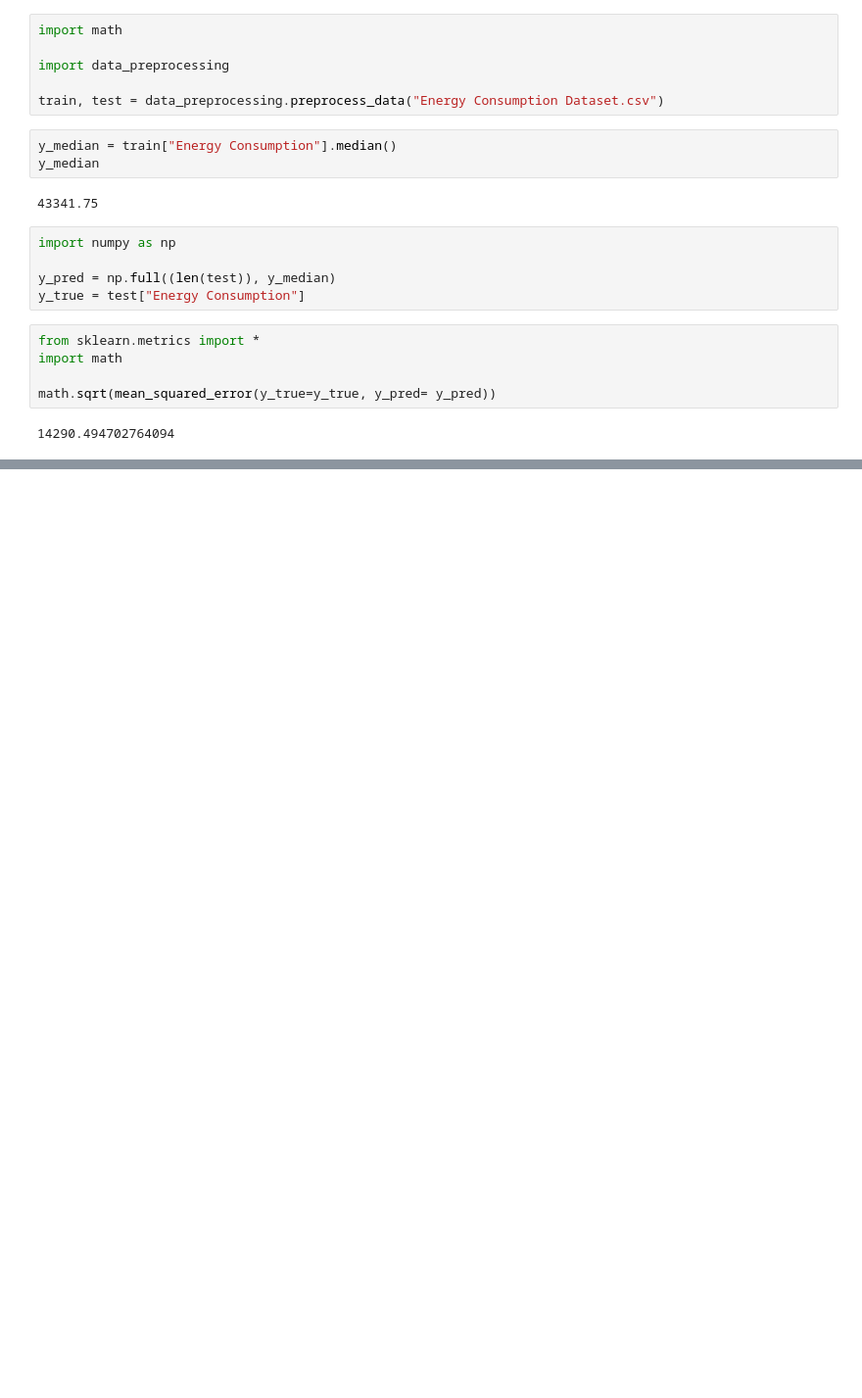
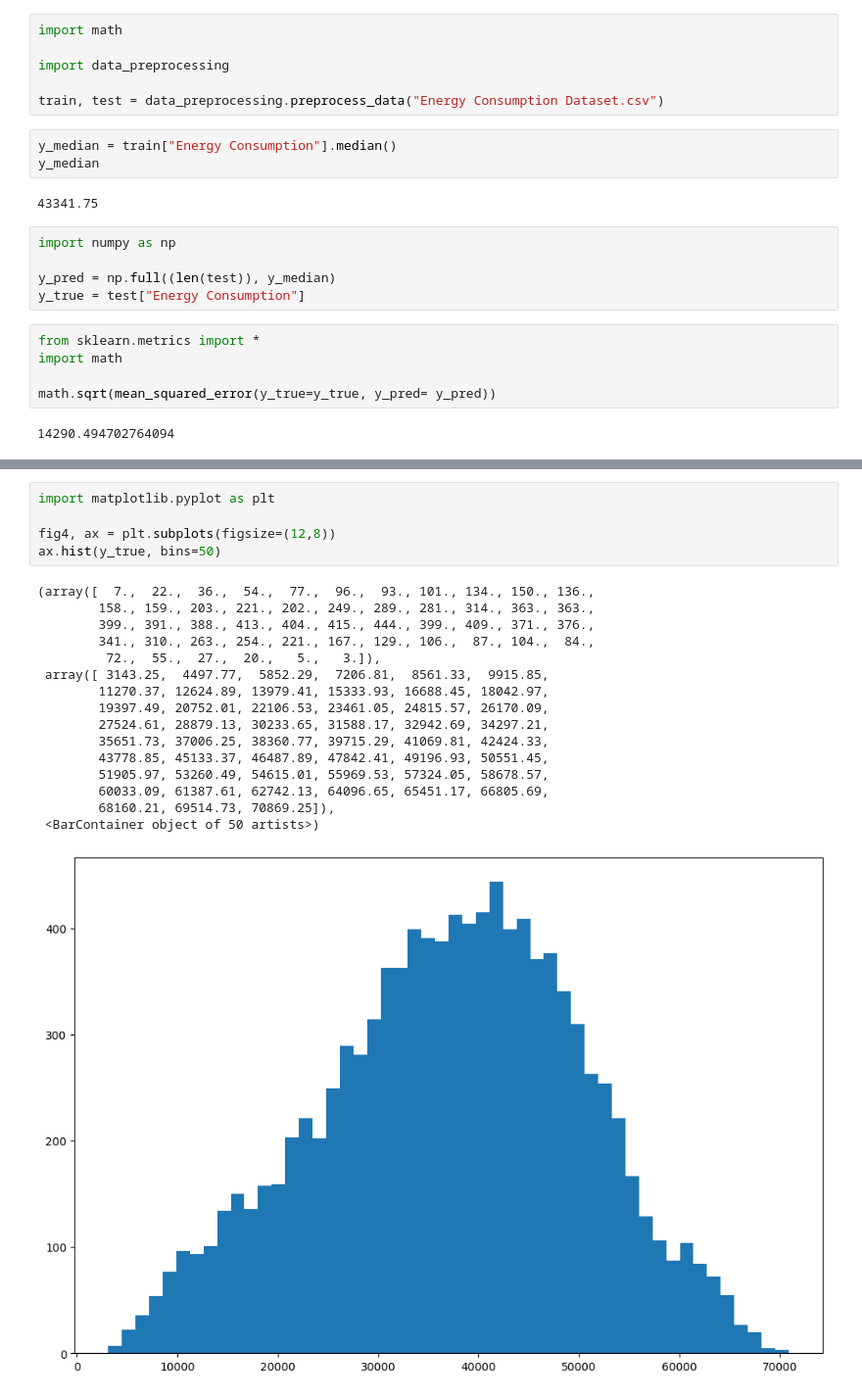
Before and after one commit to maxlautenbach/data-quadrat, a Jupyter notebook: Baseline.ipynb, the cells around one changed output, grey strips where cells are left out. Shown at 98% size. Drawn from its saved outputs; the diff is of its cells as text; blank space fills up the shorter version.

```diff
--- a/Baseline.ipynb
+++ b/Baseline.ipynb
@@ -45,0 +58,22 @@ Text(0, 0.5, 'Total difference between true and predicted in kWh')
+# %%
+import matplotlib.pyplot as plt
+
+fig4, ax = plt.subplots(figsize=(12,8))
+ax.hist(y_true, bins=50)
+# %% [output]
+(array([  7.,  22.,  36.,  54.,  77.,  96.,  93., 101., 134., 150., 136.,
+        158., 159., 203., 221., 202., 249., 289., 281., 314., 363., 363.,
+        399., 391., 388., 413., 404., 415., 444., 399., 409., 371., 376.,
+        341., 310., 263., 254., 221., 167., 129., 106.,  87., 104.,  84.,
+         72.,  55.,  27.,  20.,   5.,   3.]),
+ array([ 3143.25,  4497.77,  5852.29,  7206.81,  8561.33,  9915.85,
+        11270.37, 12624.89, 13979.41, 15333.93, 16688.45, 18042.97,
+        19397.49, 20752.01, 22106.53, 23461.05, 24815.57, 26170.09,
+        27524.61, 28879.13, 30233.65, 31588.17, 32942.69, 34297.21,
+        35651.73, 37006.25, 38360.77, 39715.29, 41069.81, 42424.33,
+        43778.85, 45133.37, 46487.89, 47842.41, 49196.93, 50551.45,
+        51905.97, 53260.49, 54615.01, 55969.53, 57324.05, 58678.57,
+        60033.09, 61387.61, 62742.13, 64096.65, 65451.17, 66805.69,
+        68160.21, 69514.73, 70869.25]),
+ <BarContainer object of 50 artists>)
+[figure, added]
```
Also changed, not shown: parts of 5 cells of this notebook, 3 other files.
